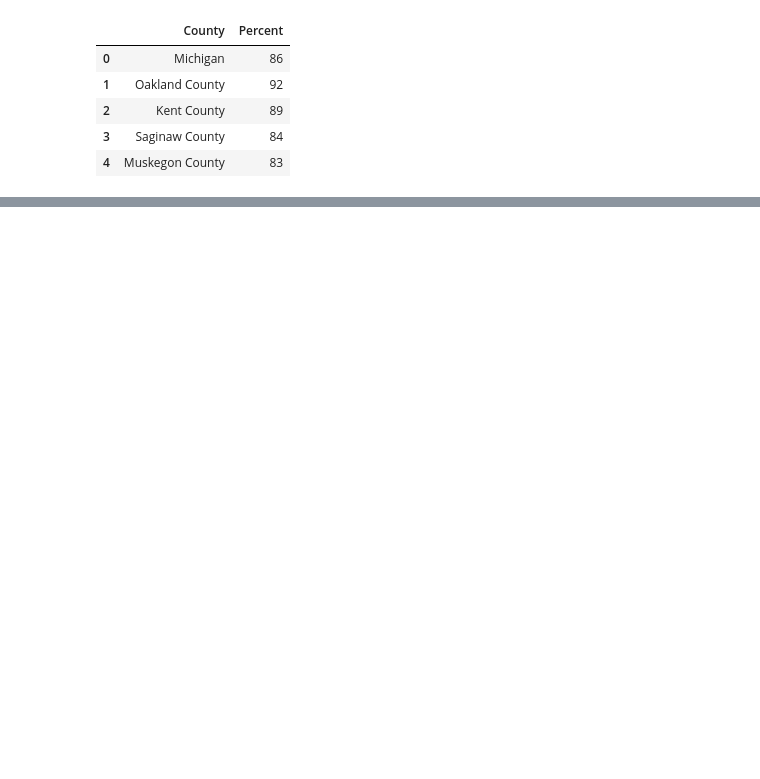
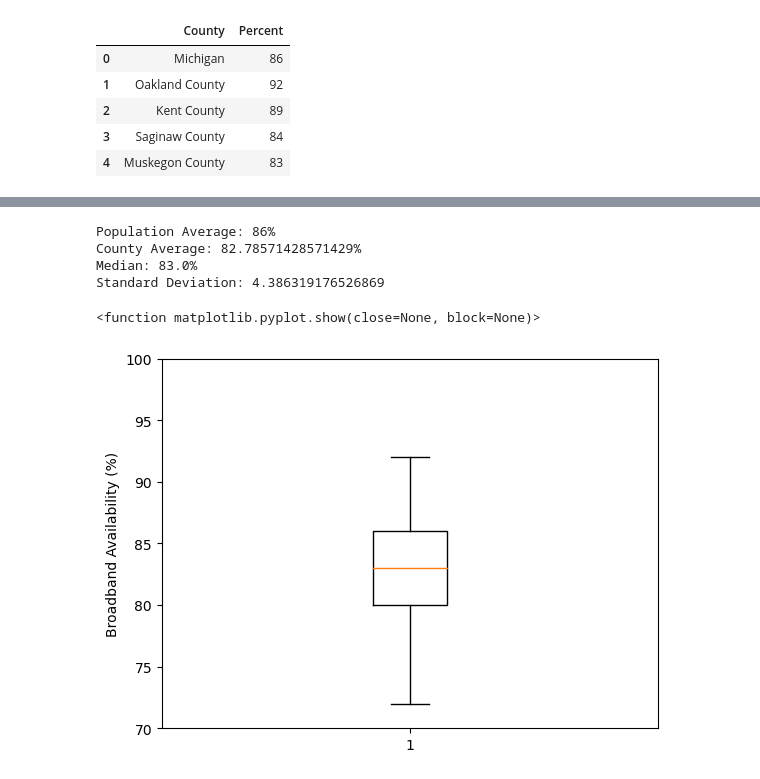
Before and after one commit to DaSamboni/project1_group3, a Jupyter notebook: MainProject.ipynb, the cells around one changed output, grey strips where cells are left out. Saved outputs shown, nothing was run; the diff lists cells and outputs as text; code cells hidden in the pictures; blank space fills up the shorter version.

```diff
--- a/MainProject.ipynb
+++ b/MainProject.ipynb
@@ -599 +615,9 @@ plt.show
 [figure]
+# %%
+#Broadband availability data analyzed
+
+broadband_full_csv = "datasets/broadband_full.csv"
+broadband_full_df = pd.read_csv(broadband_full_csv)
+
+broadband_full_df = broadband_full_df.drop('FIPS', axis = 1)
+broadband_full_df.head(10)
@@ -599,0 +636,23 @@ plt.show
+# %%
+arr = np.array(broadband_full_df['Percent'])
+bb_mean = np.mean(arr)
+bb_median = np.median(arr)
+bb_std = np.std(arr)
+print("Population Average: 86%")
+print(f"County Average: {bb_mean}%")
+print(f"Median: {bb_median}%")
+print(f"Standard Deviation: {bb_std}")
+# %% [output]
+Population Average: 86%
+County Average: 82.78571428571429%
+Median: 83.0%
+Standard Deviation: 4.386319176526869
+# %%
+plt.boxplot(broadband_full_df['Percent'])
+plt.ylim(70, 100)
+plt.ylabel("Broadband Availability (%)")
+plt.title("")
+plt.show
+# %% [output]
+<function matplotlib.pyplot.show(close=None, block=None)>
+[figure, added]
```
Also changed, not shown: parts of 11 cells of this notebook, 2 other files.
